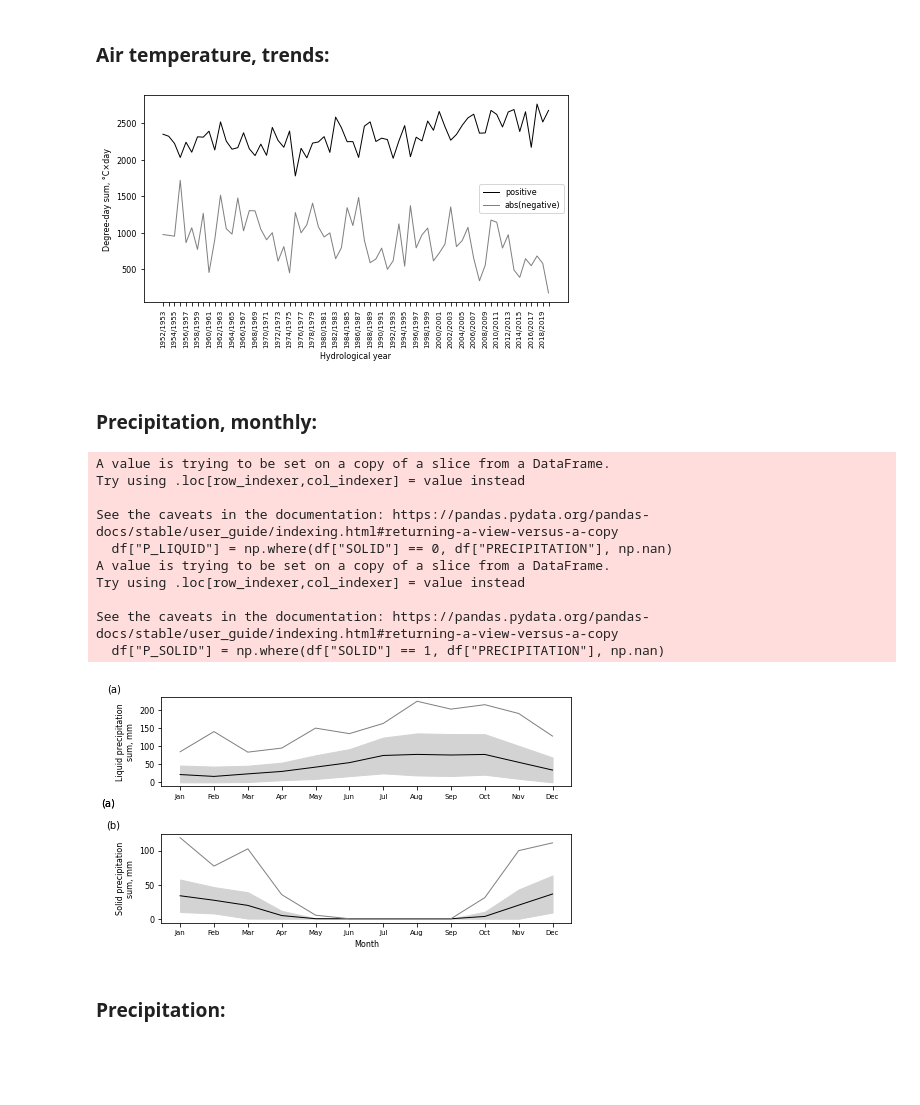
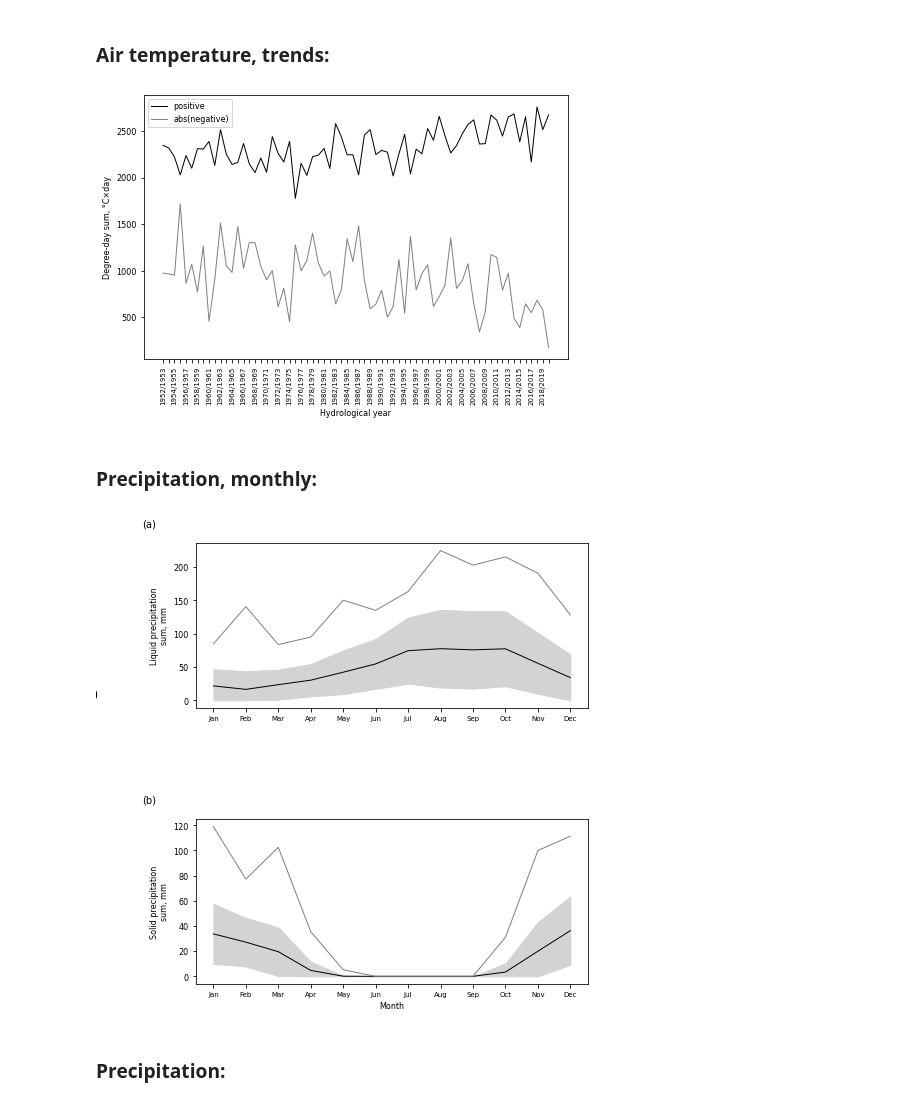
Before and after one commit to shi-hydrology/lammin-suo-plots, a Jupyter notebook: lammin_suo_plots.ipynb, the cells around one changed output. Drawn from its saved outputs; the diff is of its cells as text; code cells hidden in the pictures; blank space fills up the shorter version.

Commit message:
Tried to unify the fig size

```diff
--- a/lammin_suo_plots.ipynb
+++ b/lammin_suo_plots.ipynb
@@ -66,5 +66,7 @@ def mark_axes(ax_tuple, px=-0.1, py=1.15):
 # %%
 cm = 1 / 2.54  # inches to cm
+wu = 8.5*cm  # width unit
+hu = 6*cm  # height unit
 
 LEAST_SIZE = 7
 SMALL_SIZE = 8
@@ -103,7 +105,7 @@ for f in files:
     df["DAILY_AMPL"] = df["MAX_AIR_TEMP"] - df["MIN_AIR_TEMP"]
 
     fig, (ax1, ax2) = plt.subplots(1, 2)
-    fig.set_size_inches(17 / 2.54, 6 / 2.54)
+    fig.set_size_inches(2*wu, 1*hu)
     # fig.suptitle('Horizontally stacked subplots')
 
     day_list, mean_list, upper_list, lower_list, max_list, min_list = calc_intra_annual(df, "MEAN_AIR_TEMP",
@@ -152,7 +154,7 @@ tmp.set_index("DATE_TIME", inplace=True)
 
 # fig, (ax1, ax2) = plt.subplots(2, 1)
 fig, ax = plt.subplots()
-fig.set_size_inches(17 / 2.54, 10 / 2.54)
+fig.set_size_inches(2*wu, 2*hu)
 
 def plot_row(tmp, ax, start, end):
     df = tmp.loc[(tmp.index.year >= start) & (tmp.index.year <= end)]
@@ -166,34 +168,34 @@ def plot_row(tmp, ax, start, end):
     df = df.resample("A").sum()
     df["HYDRO_YEAR"] = (df.index.year - 1).astype(str) + "/" + df.index.year.astype(str)
     df = df.iloc[1:]  # since first hydro year is truncated (there is no Oct-Dec of 1966 in dataset)
     # print(df)
 
     # ax.set_xlim([0, len(df["HYDRO_YEAR"])])
     # ax.set_ylim([-0.05, 0.5])
     ax.plot(df["HYDRO_YEAR"], df["PDD"], color="k", linewidth=1, label="positive")
     ax.plot(df["HYDRO_YEAR"], df["NDD"], color="grey", linewidth=1, label="abs(negative)")
     ax.set_ylabel("Degree-day sum, °C×day")
     for tick in ax.get_xticklabels():
         tick.set_rotation(90)
 
 # plot_row(tmp, ax1, 1950, 1966) # observation timetable was changed starting from Jan1967
 # plot_row(tmp, ax2, 1967, 2021) # observation timetable was changed starting from Jan1967
 plot_row(tmp, ax, 1950, 2021) # observation timetable was changed starting from Jan1967
 
 ax.legend()
 
 # ax2.set_xlabel("Hydrological year")
 ax.set_xlabel("Hydrological year")
 # for tick in ax2.get_xticklabels()[1::2]:
 for tick in ax.get_xticklabels()[1::2]:
     tick.set_visible(False)
 
 fig.tight_layout()
 
 fig_path = os.path.join(fig_dir, "test_01x.png")
 plt.savefig(fig_path, dpi=300, transparent=False, facecolor="white")
 # %% [output]
-[figure, old version]
+[figure, new version]
 # %% [markdown]
 ### Precipitation, monthly:
 # %%
@@ -217,7 +219,7 @@ max_df = df.groupby(["MONTH"]).max()
 min_df = df.groupby(["MONTH"]).min()  # contains zeroes only, useless
 # print(min_df)
 fig, ax = plt.subplots(2, 1)
-fig.set_size_inches(17 / 2.54, 10 / 2.54)
+fig.set_size_inches(2*wu, 3*hu)
 
 def plot_prec(ax, mean, std, max_df, col_name):
     ax.plot(mean.index, mean[col_name], color="k", linewidth=1)
@@ -249,17 +251,7 @@ fig.tight_layout()
 fig_path = os.path.join(fig_dir, "test_02x.png")
 plt.savefig(fig_path, dpi=300, transparent=False, facecolor="white")
 # %% [output]
-A value is trying to be set on a copy of a slice from a DataFrame.
-Try using .loc[row_indexer,col_indexer] = value instead
-
-See the caveats in the documentation: https://pandas.pydata.org/pandas-docs/stable/user_guide/indexing.html#returning-a-view-versus-a-copy
-  df["P_LIQUID"] = np.where(df["SOLID"] == 0, df["PRECIPITATION"], np.nan)
-A value is trying to be set on a copy of a slice from a DataFrame.
-Try using .loc[row_indexer,col_indexer] = value instead
-
-See the caveats in the documentation: https://pandas.pydata.org/pandas-docs/stable/user_guide/indexing.html#returning-a-view-versus-a-copy
-  df["P_SOLID"] = np.where(df["SOLID"] == 1, df["PRECIPITATION"], np.nan)
-[figure, old version]
+[figure, new version]
 # %% [markdown]
 ### Precipitation:
 # %%
```
Also changed, not shown: parts of 13 cells of this notebook.
